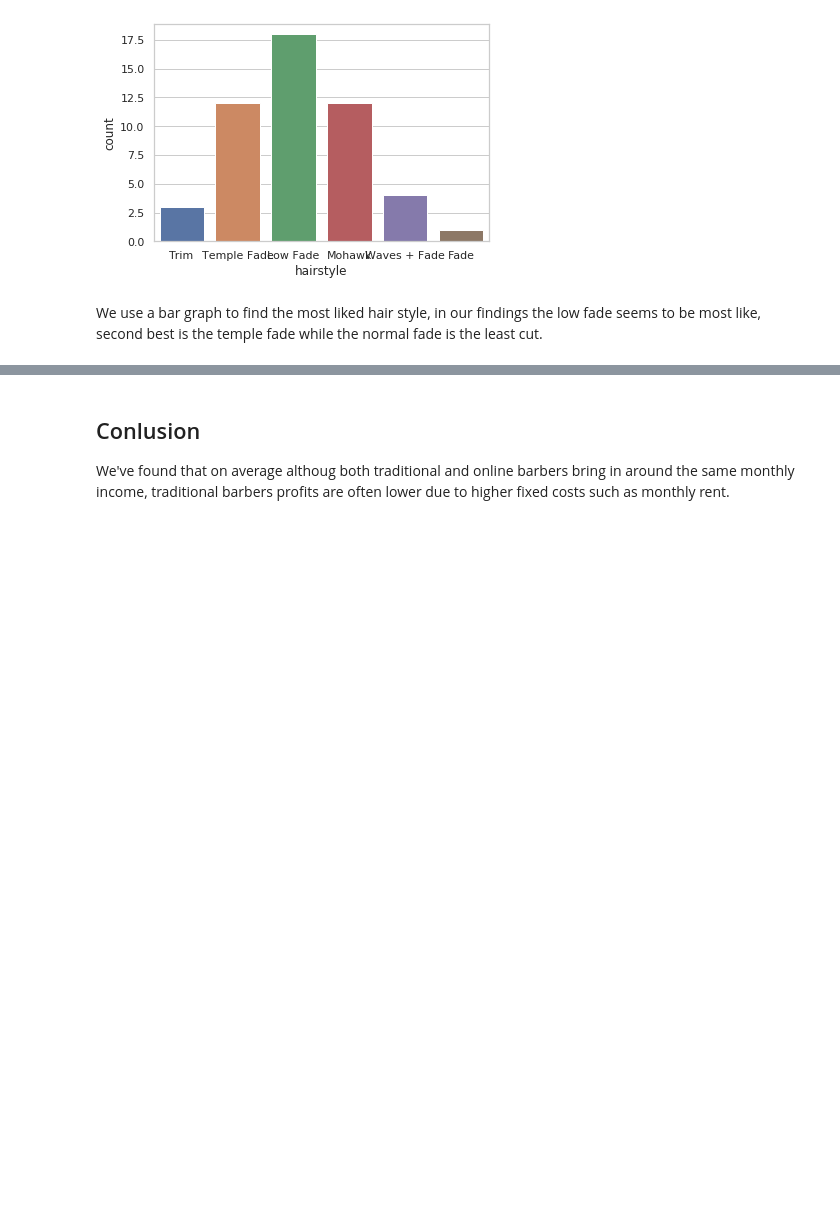
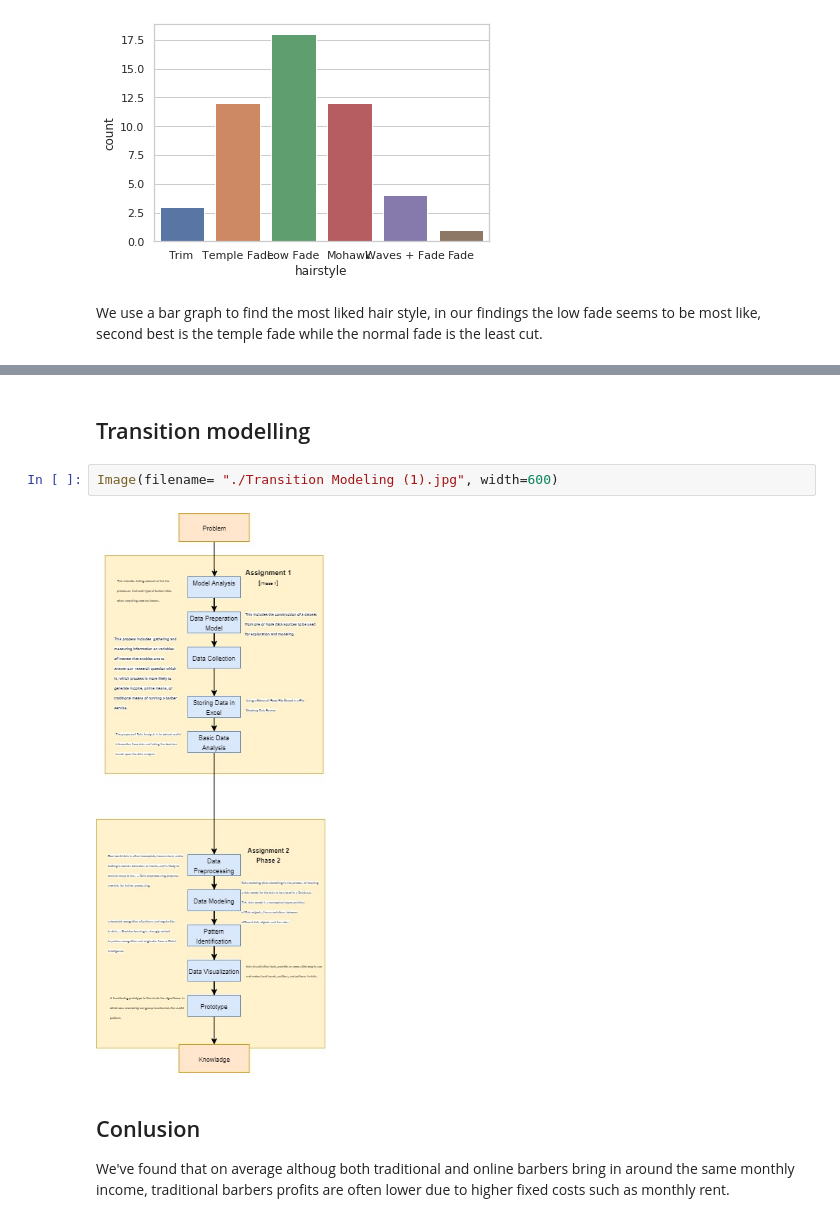
Before and after one commit to Pelema/dwm, a Jupyter notebook: asg2.ipynb, the cells around one changed output, grey strips where cells are left out. Cells and saved outputs as stored; diff of their text form; blank space fills up the shorter version.

```diff
--- a/asg2.ipynb
+++ b/asg2.ipynb
@@ -442,3 +459,9 @@ We use a bar graph to find the most liked hair style, in our findings the low fa
+# %% [markdown]
+## Transition modelling
+# %%
+Image(filename= "./Transition Modeling (1).jpg", width=600)
+# %% [output]
+[figure, added]
 # %% [markdown]
 ## Conlusion
 
```
Also changed, not shown: parts of 7 cells of this notebook, 3 other files.
